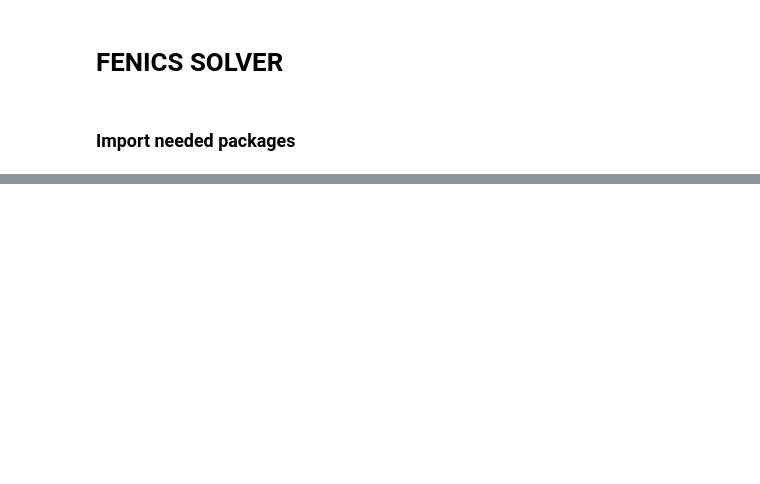
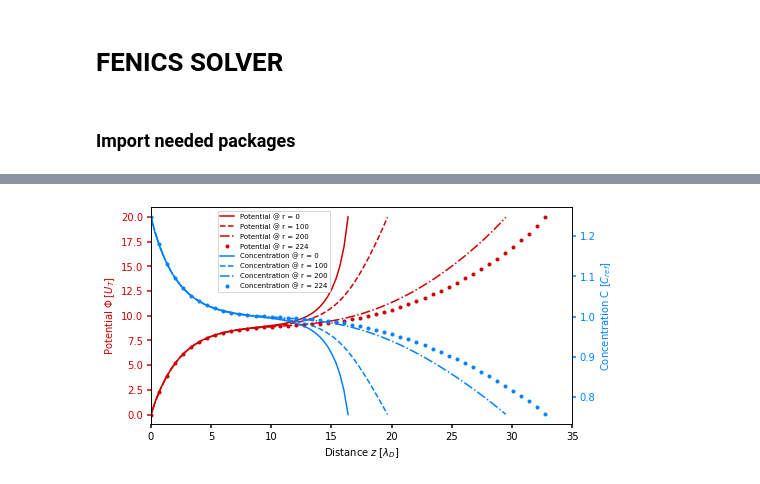
Before and after one commit to ColgateShots/PNP, a Jupyter notebook: FENICS_SOLVER_MESHED-ROT.ipynb, the cells around one changed output, grey strips where cells are left out. Saved outputs shown, nothing was run; the diff lists cells and outputs as text; code cells hidden in the pictures; blank space fills up the shorter version.

```diff
--- a/FENICS_SOLVER_MESHED-ROT.ipynb
+++ b/FENICS_SOLVER_MESHED-ROT.ipynb
@@ -144,0 +155,45 @@ plot_tri(S1)
+# %%
+fig, host = plt.subplots()
+fig.subplots_adjust(right=1.1)
+
+par1 = host.twinx()
+
+
+p10, = host.plot(0.0327683*np.linspace(0,500),[S1(0,x,0)*40 for x in np.linspace(0,500)],"-", color="#CC0000", label="Potential @ r = 0")
+p11, = host.plot(0.0327683*np.linspace(0,600),[S1(100,x,0)*40 for x in np.linspace(0,600)],"--", color="#CC0000",label="Potential @ r = 100")
+p12, = host.plot(0.0327683*np.linspace(0,900),[S1(200,x,0)*40 for x in np.linspace(0,900)], "-.",color="#CC0000", label="Potential @ r = 200")
+p13, = host.plot(0.0327683*np.linspace(0,1000),[S1(224,x,0)*40 for x in np.linspace(0,1000)],".", color="#CC0000", label="Potential @ r = 224")
+
+p20, = par1.plot(0.0327683*np.linspace(0,500),[S2(0,x,0)*10000 for x in np.linspace(0,500)],"-", color="#0080FF", label="Concentration @ r = 0")
+p21, = par1.plot(0.0327683*np.linspace(0,600),[S2(100,x,0)*10000 for x in np.linspace(0,600)],"--", color="#0080FF",label="Concentration @ r = 100")
+p22, = par1.plot(0.0327683*np.linspace(0,900),[S2(200,x,0)*10000 for x in np.linspace(0,900)],"-.", color="#0080FF", label="Concentration @ r = 200")
+p23, = par1.plot(0.0327683*np.linspace(0,1000),[S2(224,x,0)*10000 for x in np.linspace(0,1000)],".", color="#0080FF", label="Concentration @ r = 224")
+
+
+host.set_xlim(0, 35)
+#host.set_ylim(0, 0.5)
+#par1.set_ylim(0.008, 0.013)
+
+
+host.set_xlabel("Distance $ z\;[\lambda_D]$")
+host.set_ylabel("Potential $ \Phi\;[U_T]$")
+par1.set_ylabel("Concentration C $ [C_{ref}] $")
+
+
+host.yaxis.label.set_color(p10.get_color())
+par1.yaxis.label.set_color(p20.get_color())
+
+
+tkw = dict(size=4, width=1.5)
+host.tick_params(axis='y', colors=p10.get_color(), **tkw)
+par1.tick_params(axis='y', colors=p20.get_color(), **tkw)
+
+host.tick_params(axis='x', **tkw)
+
+lines = [p10,p11,p12,p13,p20,p21,p22,p23]
+
+host.legend(lines, [l.get_label() for l in lines], loc="upper left", fontsize="x-small", bbox_to_anchor=(0.15, 1))
+plt.savefig("ROT_PLOT.png", bbox_inches = 'tight', dpi=1200)
+plt.show()
+# %% [output]
+[figure, added]
```
Also changed, not shown: parts of 12 cells of this notebook, 1 other file.
